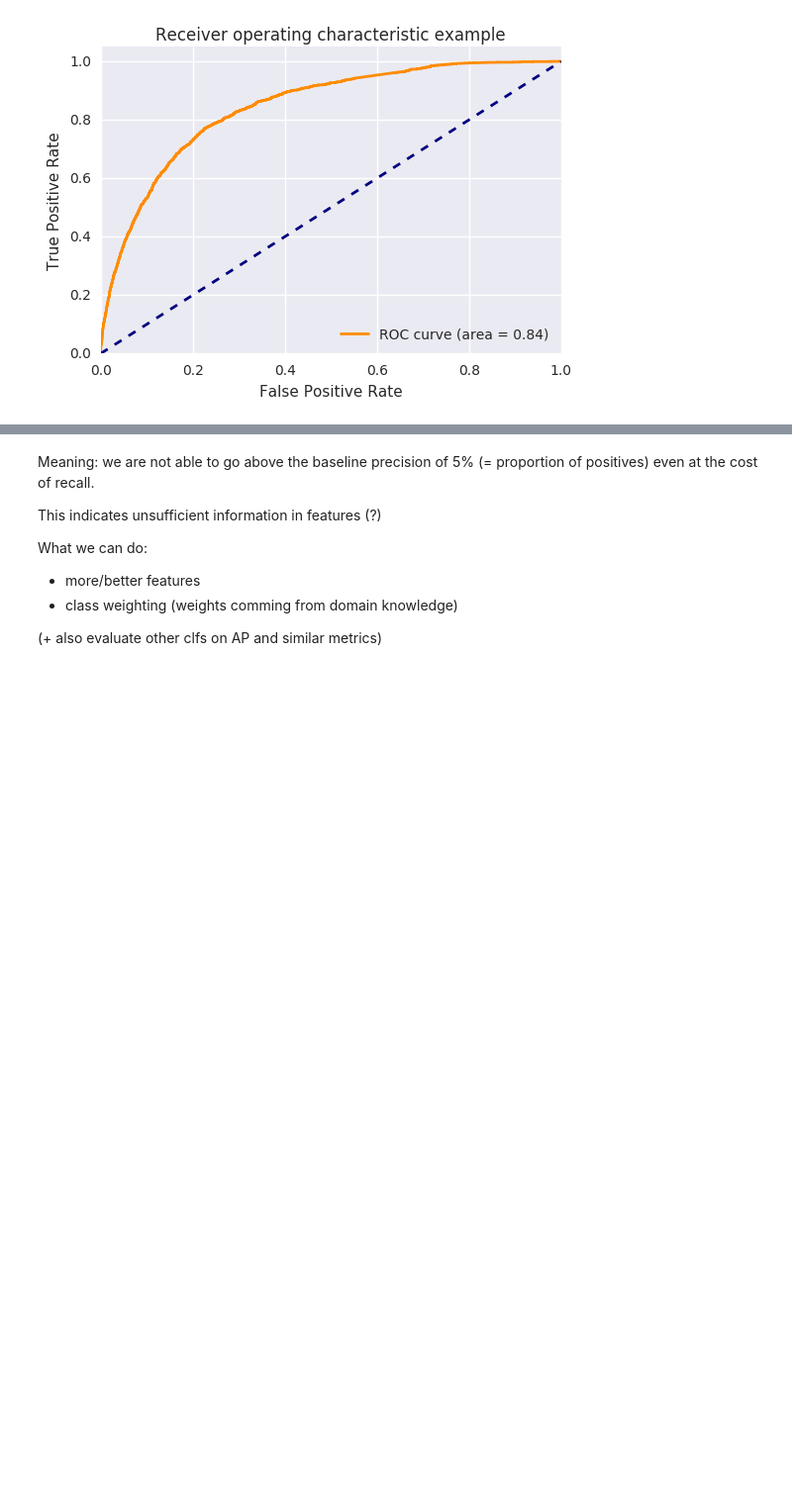
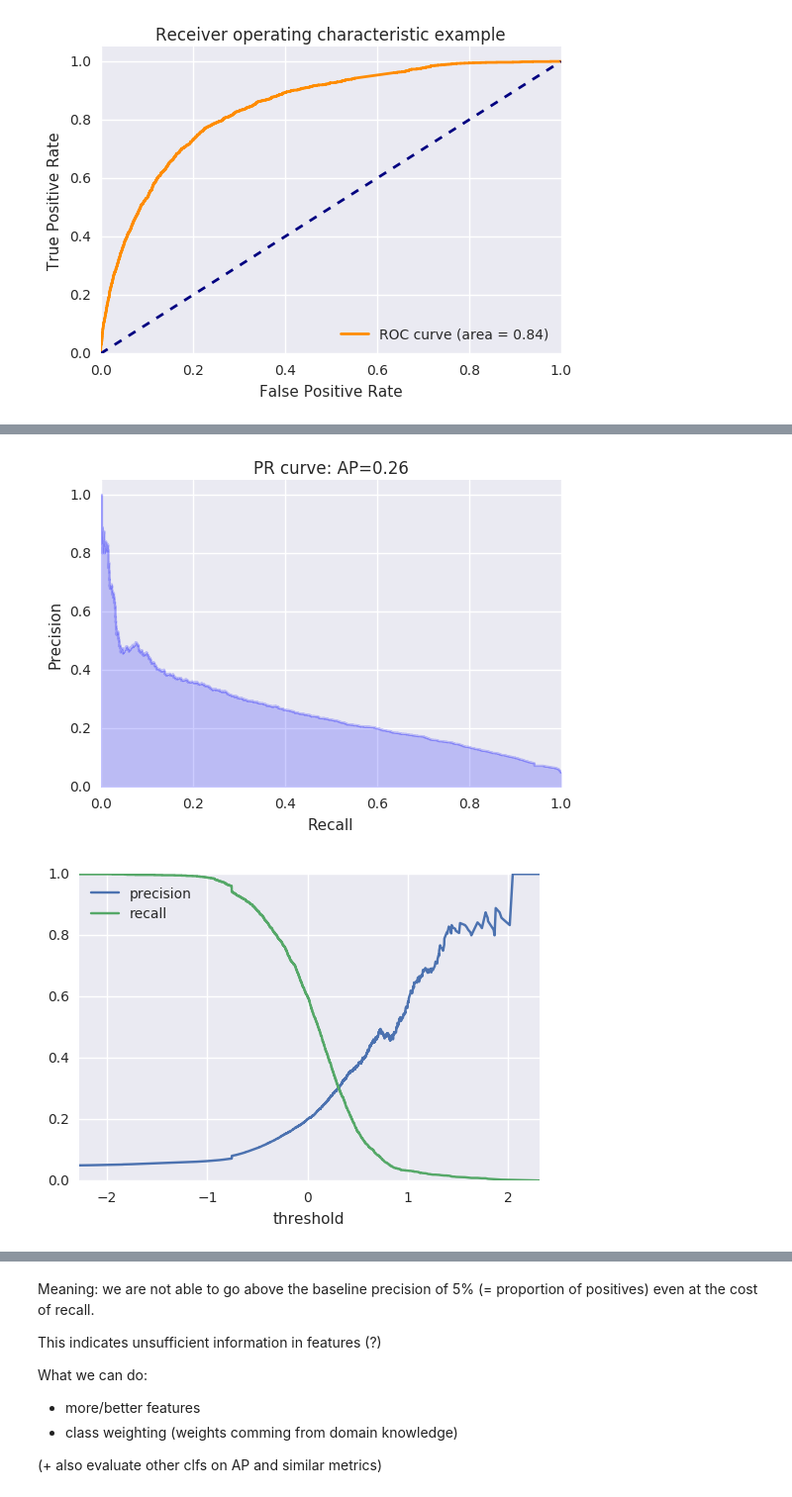
Before and after one commit to adaptive-learning/flocs-analyses, a Jupyter notebook: difficulty_classification/Difficulty Classification.ipynb, the cells around one changed output, grey strips where cells are left out. Shown at 99% size. Saved outputs shown, nothing was run; the diff lists cells and outputs as text; code cells hidden in the pictures; blank space fills up the shorter version.

```diff
--- a/difficulty_classification/Difficulty Classification.ipynb
+++ b/difficulty_classification/Difficulty Classification.ipynb
@@ -559,0 +658,9 @@ plot_roc_curve(clf, features)
+# %%
+# class weights only influence final decision threshold,
+# so the PR curve is same:
+clf = LinearSVC(class_weight={1: 10})
+features = ['task_time_avg', 'student_timedelta_avg']
+plot_pr_curve(clf, features)
+# %% [output]
+[figure, added]
+[figure, added]
```
Also changed, not shown: parts of 27 cells of this notebook.
